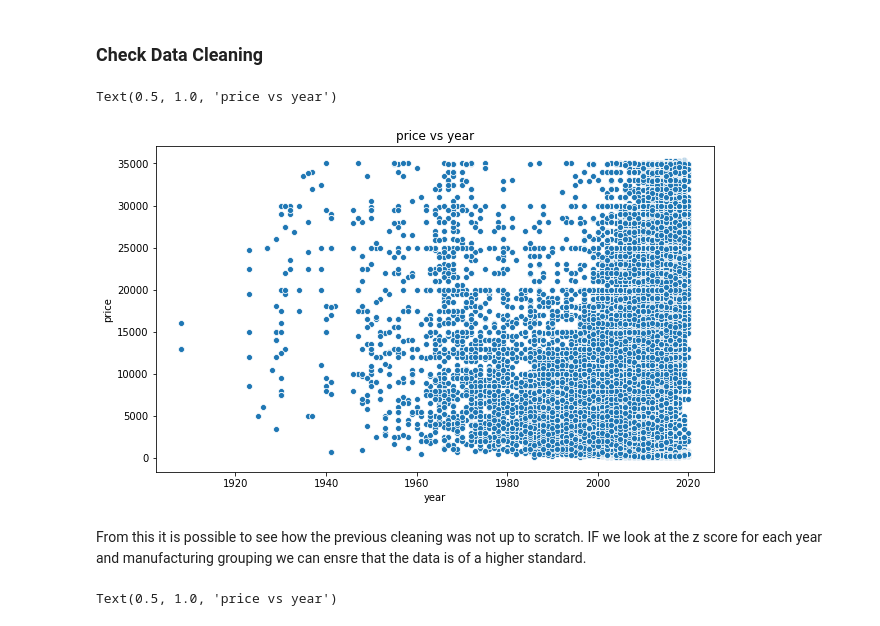
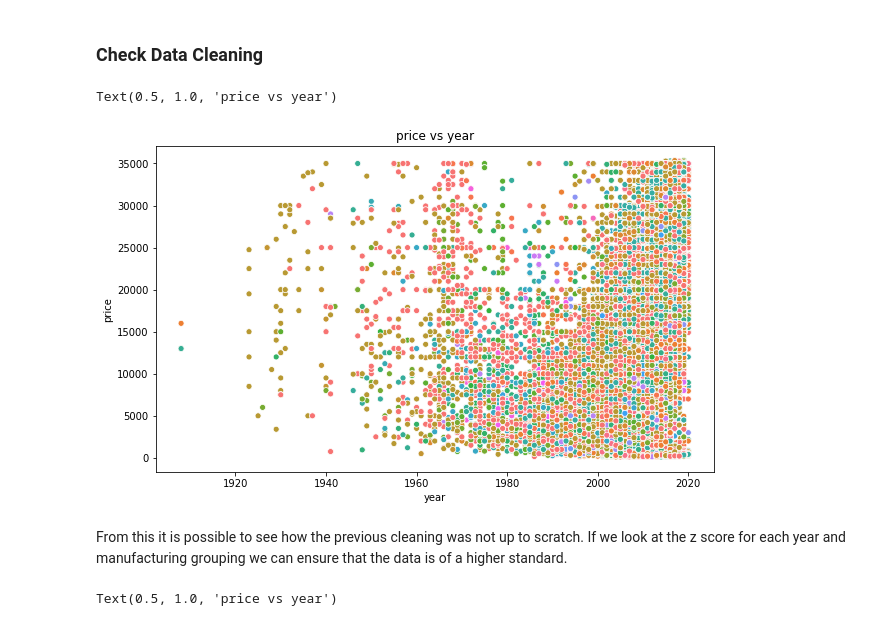
Before and after one commit to lachlanmcinnes/SIT307, a Jupyter notebook: MachineLearning/MacineLearning.ipynb, the cells around one changed output. Cells and saved outputs as stored; diff of their text form; code cells hidden in the pictures.

```diff
--- a/MachineLearning/MacineLearning.ipynb
+++ b/MachineLearning/MacineLearning.ipynb
@@ -49,12 +53,12 @@ df
 # %%
 test_y_axis = 'price'
 test_x_axis = 'year'
 plt.figure(figsize=(10,6))
-sns.scatterplot(x=test_x_axis,y=test_y_axis, data=df)
+sns.scatterplot(x=test_x_axis,y=test_y_axis, data=df, hue='manufacturer', legend=False)
 plt.title('{} vs {}'.format(test_y_axis,test_x_axis))
 # %% [output]
 Text(0.5, 1.0, 'price vs year')
-[figure, old version]
+[figure, new version]
 # %% [markdown]
-From this it is possible to see how the previous cleaning was not up to scratch.  IF we look at the z score for each year and manufacturing grouping we can ensre that the data is of a higher standard.
+From this it is possible to see how the previous cleaning was not up to scratch.  If we look at the z score for each year and manufacturing grouping we can ensure that the data is of a higher standard.
 # %%
```
Also changed, not shown: parts of 60 cells of this notebook.
